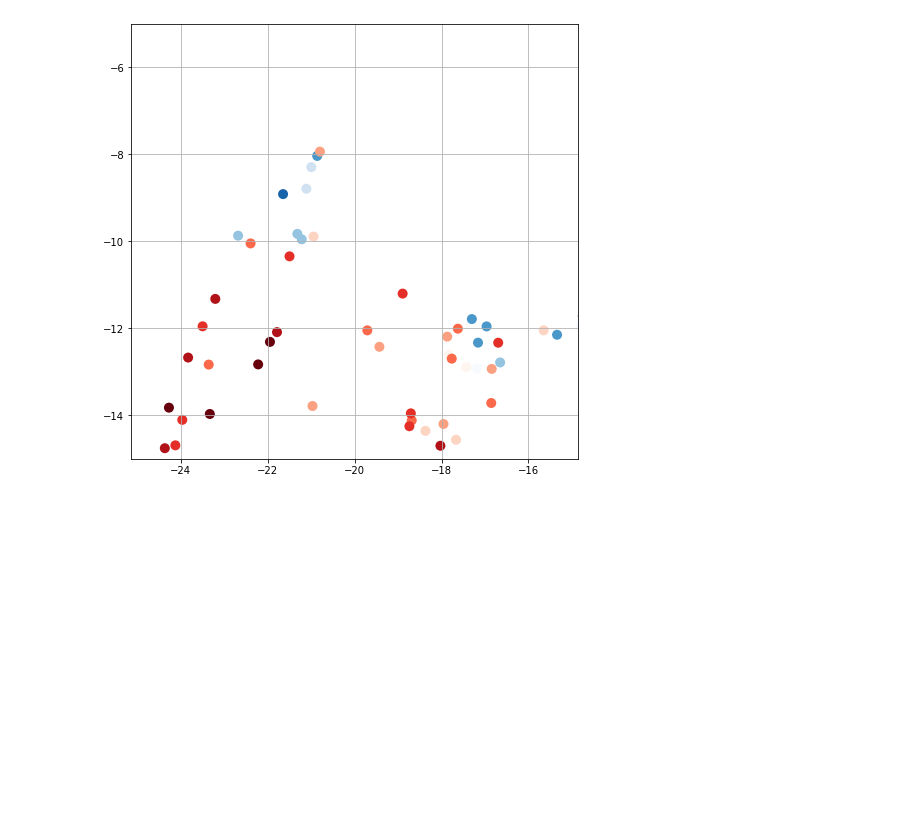
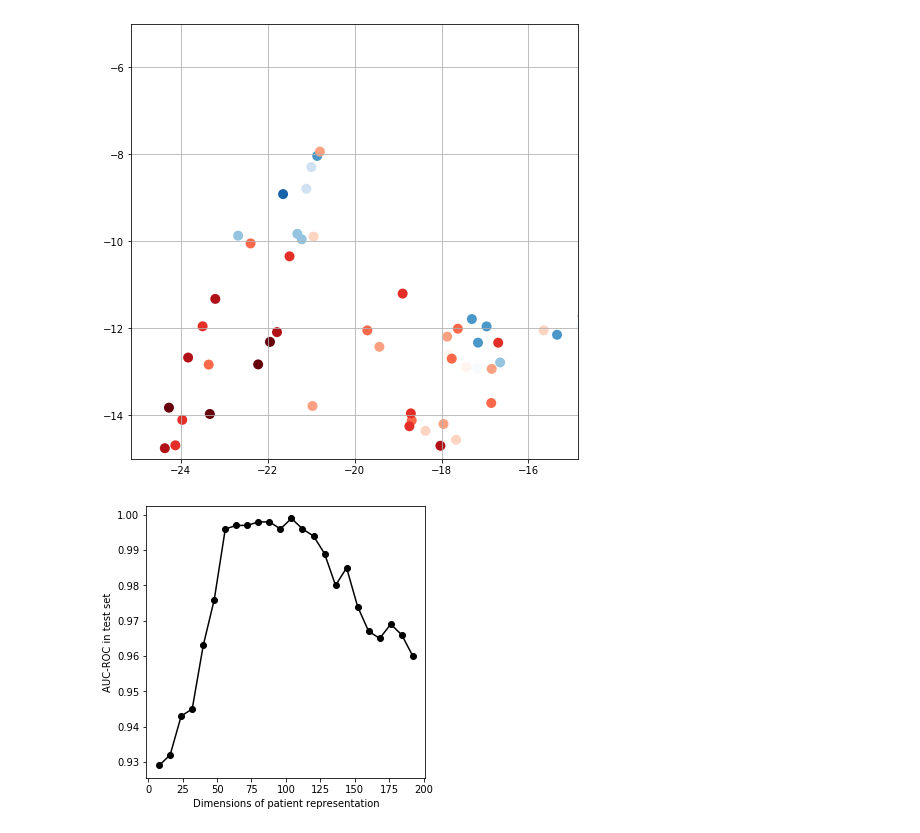
Before and after one commit to hsd1503/covid19_rnn, a Jupyter notebook: ResultsVis.ipynb, the cells around one changed output. Cells and saved outputs as stored; diff of their text form; code cells hidden in the pictures; blank space fills up the shorter version.

```diff
--- a/ResultsVis.ipynb
+++ b/ResultsVis.ipynb
@@ -249,20 +244,0 @@ len(deadPro)
-# %%
-for i in range(10):
-    a=np.array([[random.uniform(-3,3),random.uniform(-10,-8)]])
-    survivalPro=np.concatenate((survivalPro,a),axis=0)
-    survival_stage.append(2)
-# %%
-for i in range(10):
-    a=np.array([[random.uniform(-11,-10),random.uniform(-8,-6)]])
-    survivalPro=np.concatenate((survivalPro,a),axis=0)
-    survival_stage.append(1)
-# %%
-for i in range(5):
-    a=np.array([[random.uniform(4,6),random.uniform(7,9)]])
-    survivalPro=np.concatenate((survivalPro,a),axis=0)
-    survival_stage.append(3)
-# %%
-for i in range(10):
-    a=np.array([[random.uniform(10,20),random.uniform(18,23)]])
-    survivalPro=np.concatenate((survivalPro,a),axis=0)
-    survival_stage.append(5)
@@ -281,3 +253,14 @@ plt.gca().set_xlim(-25,-15)
 plt.savefig('scatterZoonin.jpg', dpi=300)
 # %% [output]
 [figure]
+# %%
+x=[i*8+8 for i in range(24)]
+y=[0.929,0.932,0.943,0.945,0.963,0.976,0.996,0.997,0.997,0.998,0.998,0.996,0.999,0.996,0.994,0.989,0.980,0.985,0.974,0.967,0.965,0.969,0.966,0.960]
+plt.figure(figsize=(5,5))
+plt.plot(x,y,c='black',marker='o')
+plt.xlabel('Dimensions of patient representation')
+plt.ylabel('AUC-ROC in test set')
+#plt.gca().set_ylim(0,1)
+plt.savefig('AUC-ROC_dimension.jpg', dpi=300)
+# %% [output]
+[figure, added]
```
Also changed, not shown: parts of 23 cells of this notebook.
